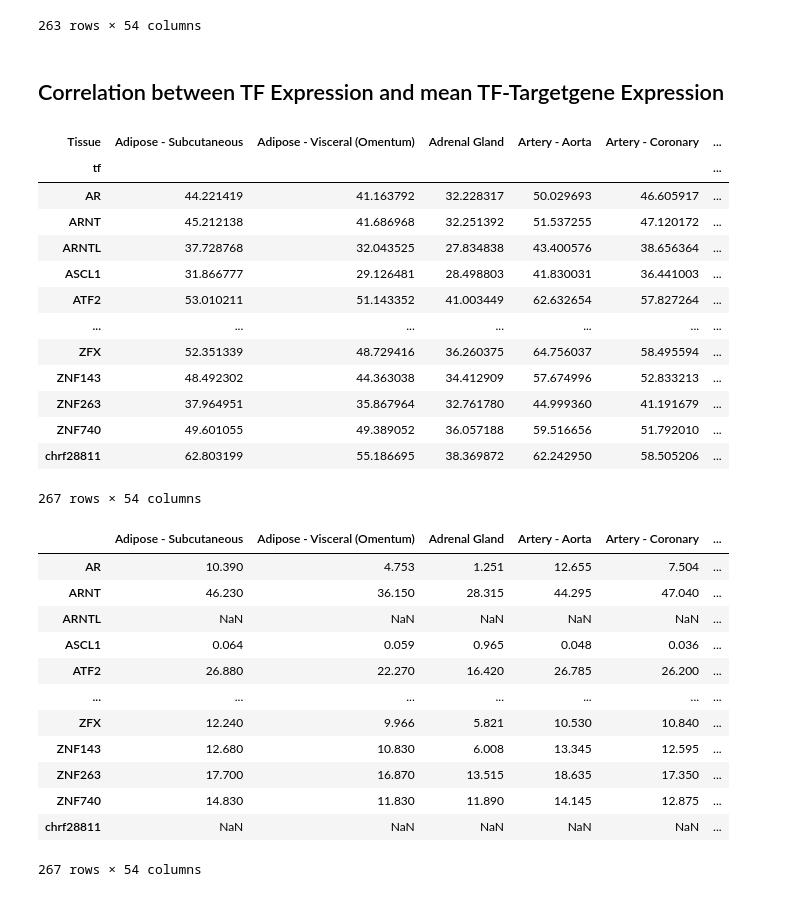
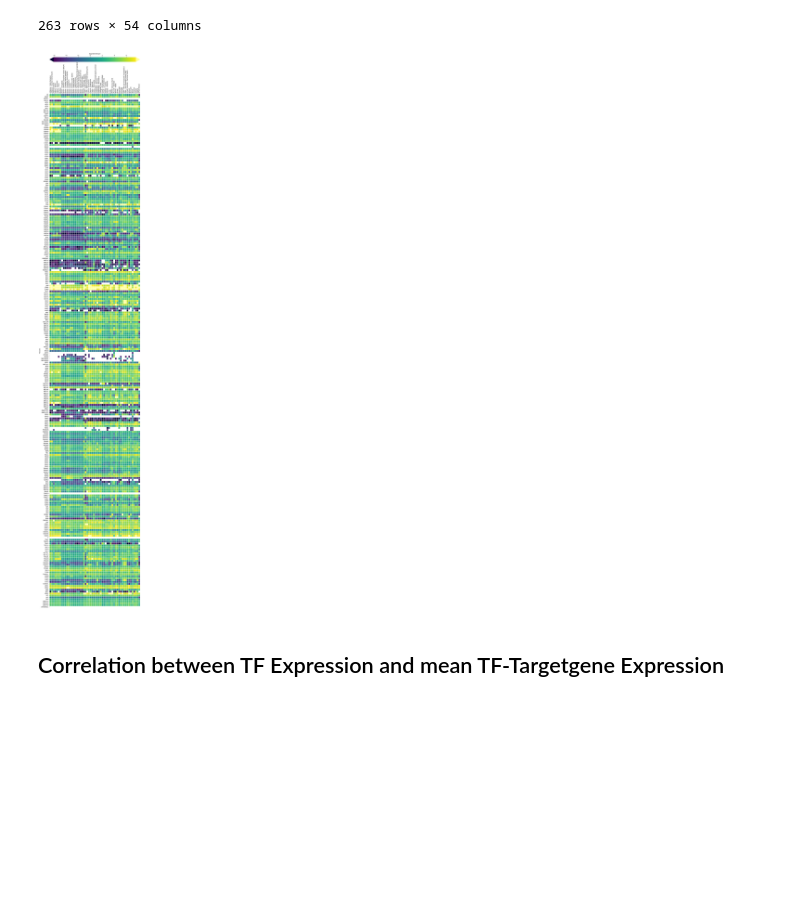
Before and after one commit to JulianMeigen/Bachelor, a Jupyter notebook: E_Single_TFBS/Ensemble_TF_Genexpr.ipynb, the cells around one changed output. Saved outputs shown, nothing was run; the diff lists cells and outputs as text; code cells hidden in the pictures; blank space fills up the shorter version.

```diff
--- a/E_Single_TFBS/Ensemble_TF_Genexpr.ipynb
+++ b/E_Single_TFBS/Ensemble_TF_Genexpr.ipynb
@@ -17,7 +17,8 @@ tfs = ['AR', 'ARNT', 'ARNTL', 'ASCL1', 'ATF2', 'ATF3', 'ATF4', 'ATF7', 'BACH1',
 # %%
-#tf_ensemble = pd.read_csv("/sybig/projects/GeneRegulation/data/jme/Bachelorarbeit/data/DataSet_TFs_ENSEMBLE_IDs.txt")
+# tf_ensemble = pd.read_csv("/sybig/projects/GeneRegulation/data/jme/Bachelorarbeit/data/DataSet_TFs_ENSEMBLE_IDs.txt")
 # path = "/sybig/projects/GeneRegulation/data/jme/Bachelorarbeit/data/Single_TFBS/All_TFBS.csv"
 path = r"C:\Users\julia\MyPython\BA\All_TFBS.csv"
+tf_ensemble = pd.read_csv(r"D:\Studium\Uni\Göttingen\BA\data\DataSet_TFs_ENSEMBLE_IDs.txt")
 df_combined = pd.read_csv(path)
 df_combined = df_combined[df_combined["chr"] != "chrM"]
 # %%
@@ -73,10 +86,15 @@ gtex_filter_ensemble
 | ELF4 | ENSG00000102034.16 | 23.630 | 20.610 | 5.279 | 13.395 | 14.805 | ... |
 263 rows × 56 columns
 # %%
+# remove first and last column to get only expr values
 expr_for_tf_df = gtex_filter_ensemble.iloc[:,1:-1].sort_index()
+# remove zeros and convert to nan
+expr_for_tf_df = expr_for_tf_df.replace(0, np.NAN)
+# log2-transfomration of Gene Expression
 expr_for_tf_df_log = np.log2(expr_for_tf_df)
-value_min = np.nanmin(expr_for_tf_df_log.min())
-expr_for_tf_df_log[expr_for_tf_df_log == -np.inf] = -10
+
+# value_min = np.nanmin(expr_for_tf_df_log.min())
+# expr_for_tf_df_log = expr_for_tf_df_log.replace(np.NAN, -10)
 expr_for_tf_df_log
 # %% [output]
 |  | Adipose - Subcutaneous | Adipose - Visceral (Omentum) | Adrenal Gland | Artery - Aorta | Artery - Coronary | ... |
@@ -103,25 +121,28 @@ expr_for_tf_df_log = expr_for_tf_df_log.sort_index()
 # %%
 value_max = max(expr_for_tf_df_log.max())
 value_min = -value_max
 
-# my_cmap = plt.get_cmap("viridis").copy()
-# my_cmap.set_over("#FFFF99")
-# my_cmap.set_under("#000033")
+my_cmap = plt.get_cmap("viridis").copy()
+my_cmap.set_over("#FFFF99")
+my_cmap.set_under("#000033")
 
 fig, ax = plt.subplots(figsize=(10, 62))
-heatmap = sns.heatmap(expr_for_tf_df_log,cmap="viridis", fmt=".2f", linewidths=0.01, cbar_kws={"orientation": "horizontal", "location":"top", "label":"log2(GeneExpr)"}, vmin=value_min, vmax=value_max)
+heatmap = sns.heatmap(expr_for_tf_df_log,cmap=my_cmap, fmt=".2f", linewidths=0.01, cbar_kws={"orientation": "horizontal", "location":"top", "label":"log2(GeneExpr)", "extend":"both"}, robust=True)
 #plt.title('Genexpression in different tissues')
 plt.xlabel('TFBS')
 plt.ylabel('Tissues')
 
 ax.xaxis.tick_top()
 ax.set_xlabel("")
 ax.xaxis.set_label_position("top")
 plt.xticks(rotation=90)
 
+# heatmap.set_facecolor("#000033")
 
 plt.tight_layout()
 #fig.savefig("/sybig/projects/GeneRegulation/data/jme/Bachelorarbeit/data/Single_TFBS/Heatmap/log2_TF_Expression_diffrent_tissue_fullRange_with_NAN.png")
 plt.show()
+# %% [output]
+[figure, added]
 # %% [markdown]
 ## Correlation between TF Expression and mean TF-Targetgene Expression
@@ -144,42 +148,0 @@ def flatten_tissues_expand_df(tfbs_df):
-# %%
-flat_df = flatten_tissues_expand_df(df_combined)
-pivot_df = flat_df.pivot_table(index="tf", columns="Tissue", values="GeneExpr", aggfunc="mean")
-pivot_df
-# %% [output]
-| Tissue | Adipose - Subcutaneous | Adipose - Visceral (Omentum) | Adrenal Gland | Artery - Aorta | Artery - Coronary | ... |
-| tf |  |  |  |  |  | ... |
-| AR | 44.221419 | 41.163792 | 32.228317 | 50.029693 | 46.605917 | ... |
-| ARNT | 45.212138 | 41.686968 | 32.251392 | 51.537255 | 47.120172 | ... |
-| ARNTL | 37.728768 | 32.043525 | 27.834838 | 43.400576 | 38.656364 | ... |
-| ASCL1 | 31.866777 | 29.126481 | 28.498803 | 41.830031 | 36.441003 | ... |
-| ATF2 | 53.010211 | 51.143352 | 41.003449 | 62.632654 | 57.827264 | ... |
-| ... | ... | ... | ... | ... | ... | ... |
-| ZFX | 52.351339 | 48.729416 | 36.260375 | 64.756037 | 58.495594 | ... |
-| ZNF143 | 48.492302 | 44.363038 | 34.412909 | 57.674996 | 52.833213 | ... |
-| ZNF263 | 37.964951 | 35.867964 | 32.761780 | 44.999360 | 41.191679 | ... |
-| ZNF740 | 49.601055 | 49.389052 | 36.057188 | 59.516656 | 51.792010 | ... |
-| chrf28811 | 62.803199 | 55.186695 | 38.369872 | 62.242950 | 58.505206 | ... |
-267 rows × 54 columns
-# %%
-tf_expr = expr_for_tf_df.copy()
-tf_expr.loc["chrf28811"] = np.full(54,np.nan)
-tf_expr.loc["T"] = np.full(54,np.nan)
-tf_expr.loc["ARNTL"] = np.full(54,np.nan)
-tf_expr.loc["SOX10"] = np.full(54,np.nan)
-
-tf_expr_sort = tf_expr.sort_index()
-tf_expr_sort
-# %% [output]
-|  | Adipose - Subcutaneous | Adipose - Visceral (Omentum) | Adrenal Gland | Artery - Aorta | Artery - Coronary | ... |
-| AR | 10.390 | 4.753 | 1.251 | 12.655 | 7.504 | ... |
-| ARNT | 46.230 | 36.150 | 28.315 | 44.295 | 47.040 | ... |
-| ARNTL | NaN | NaN | NaN | NaN | NaN | ... |
-| ASCL1 | 0.064 | 0.059 | 0.965 | 0.048 | 0.036 | ... |
-| ATF2 | 26.880 | 22.270 | 16.420 | 26.785 | 26.200 | ... |
-| ... | ... | ... | ... | ... | ... | ... |
-| ZFX | 12.240 | 9.966 | 5.821 | 10.530 | 10.840 | ... |
-| ZNF143 | 12.680 | 10.830 | 6.008 | 13.345 | 12.595 | ... |
-| ZNF263 | 17.700 | 16.870 | 13.515 | 18.635 | 17.350 | ... |
-| ZNF740 | 14.830 | 11.830 | 11.890 | 14.145 | 12.875 | ... |
-| chrf28811 | NaN | NaN | NaN | NaN | NaN | ... |
-267 rows × 54 columns
```
Also changed, not shown: parts of 17 cells of this notebook, 14 other files.
